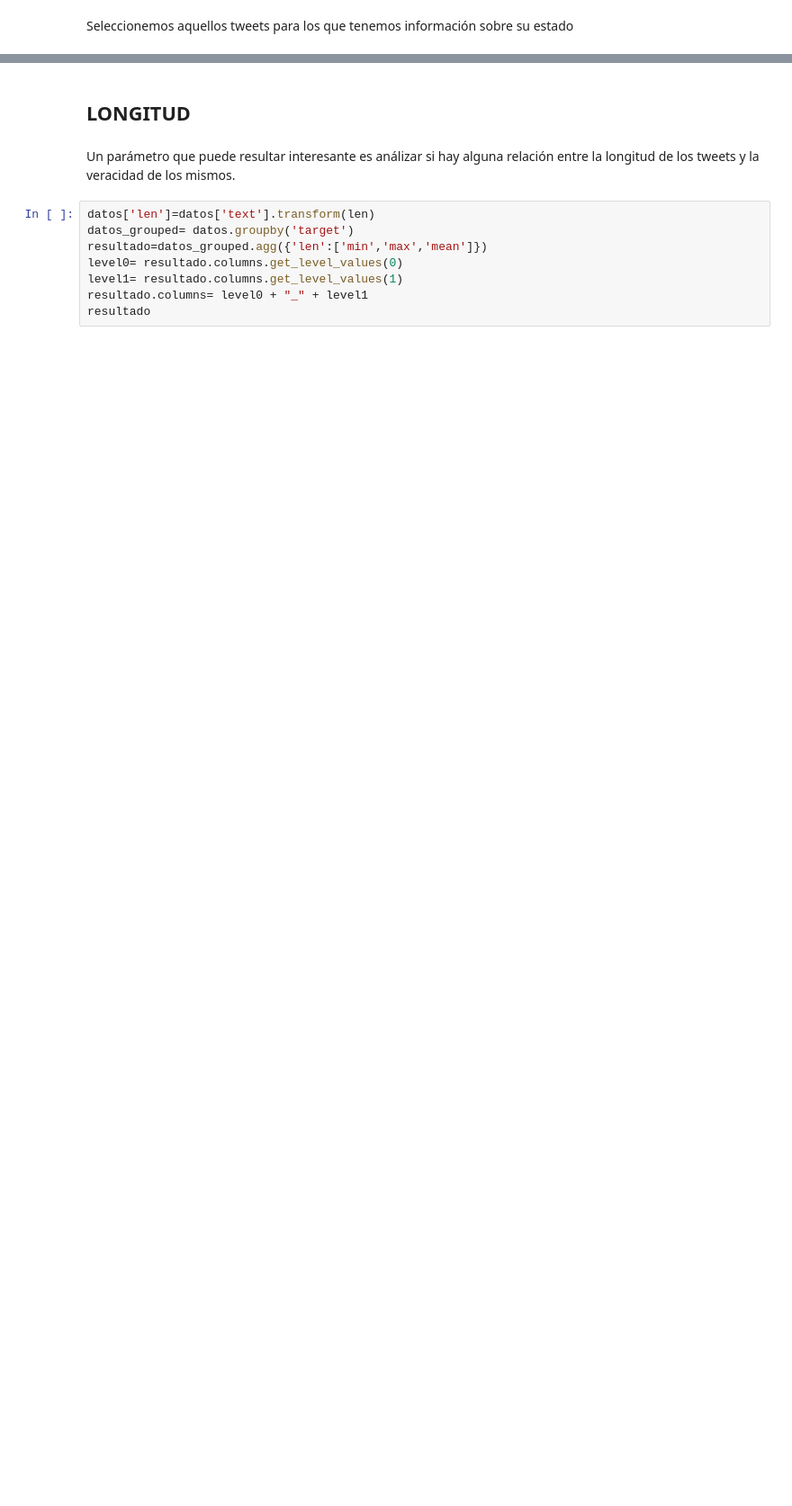
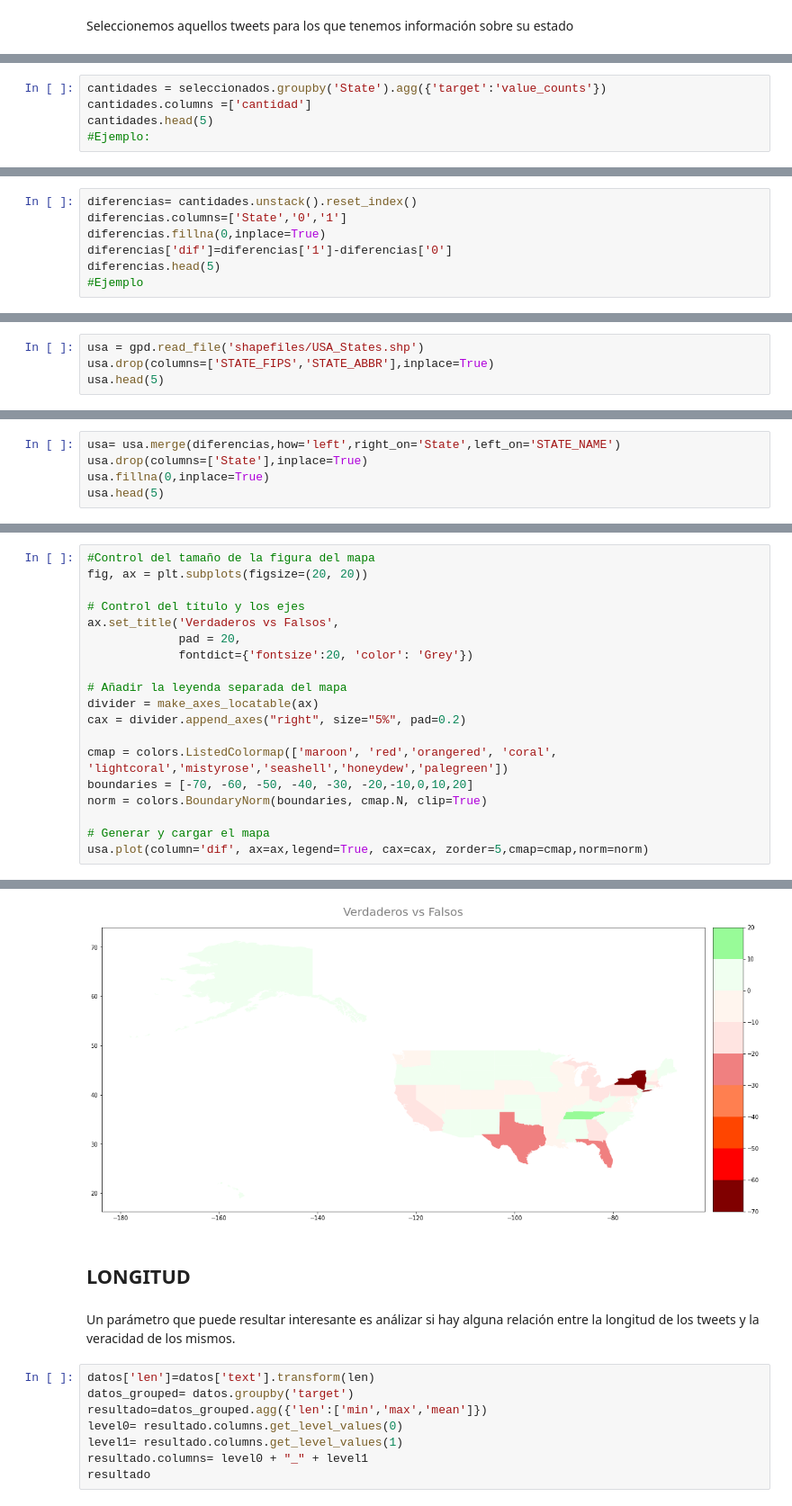
Before and after one commit to Filyank/Datavid-20, a Jupyter notebook: TP1-1c2020/AEUSA.ipynb, the cells around one changed output, grey strips where cells are left out. Shown at 90% size. Drawn from its saved outputs; the diff is of its cells as text; blank space fills up the shorter version.

Commit message:
Agrego mapa usa

```diff
--- a/TP1-1c2020/AEUSA.ipynb
+++ b/TP1-1c2020/AEUSA.ipynb
@@ -318,0 +335,5 @@ seleccionados
+# %%
+cantidades = seleccionados.groupby('State').agg({'target':'value_counts'})
+cantidades.columns =['cantidad']
+cantidades.head(5)
+#Ejemplo:
@@ -318,0 +350,7 @@ seleccionados
+# %%
+diferencias= cantidades.unstack().reset_index()
+diferencias.columns=['State','0','1']
+diferencias.fillna(0,inplace=True)
+diferencias['dif']=diferencias['1']-diferencias['0']
+diferencias.head(5)
+#Ejemplo
@@ -318,0 +368,4 @@ seleccionados
+# %%
+usa = gpd.read_file('shapefiles/USA_States.shp')
+usa.drop(columns=['STATE_FIPS','STATE_ABBR'],inplace=True)
+usa.head(5)
@@ -318,0 +381,5 @@ seleccionados
+# %%
+usa= usa.merge(diferencias,how='left',right_on='State',left_on='STATE_NAME')
+usa.drop(columns=['State'],inplace=True)
+usa.fillna(0,inplace=True)
+usa.head(5)
@@ -318,0 +399,20 @@ seleccionados
+# %%
+#Control del tamaño de la figura del mapa
+fig, ax = plt.subplots(figsize=(20, 20))
+
+# Control del título y los ejes
+ax.set_title('Verdaderos vs Falsos',
+             pad = 20,
+             fontdict={'fontsize':20, 'color': 'Grey'})
+
+# Añadir la leyenda separada del mapa
+divider = make_axes_locatable(ax)
+cax = divider.append_axes("right", size="5%", pad=0.2)
+
+cmap = colors.ListedColormap(['maroon', 'red','orangered', 'coral', 'lightcoral','mistyrose','seashell','honeydew','palegreen'])
+boundaries = [-70, -60, -50, -40, -30, -20,-10,0,10,20]
+norm = colors.BoundaryNorm(boundaries, cmap.N, clip=True)
+
+# Generar y cargar el mapa
+usa.plot(column='dif', ax=ax,legend=True, cax=cax, zorder=5,cmap=cmap,norm=norm)
+# %% [output]
@@ -319,3 +420,4 @@ seleccionados
+[figure, added]
 # %% [markdown]
 ## LONGITUD
 # %% [markdown]
```
Also changed, not shown: parts of 38 cells of this notebook, 9 other files.
